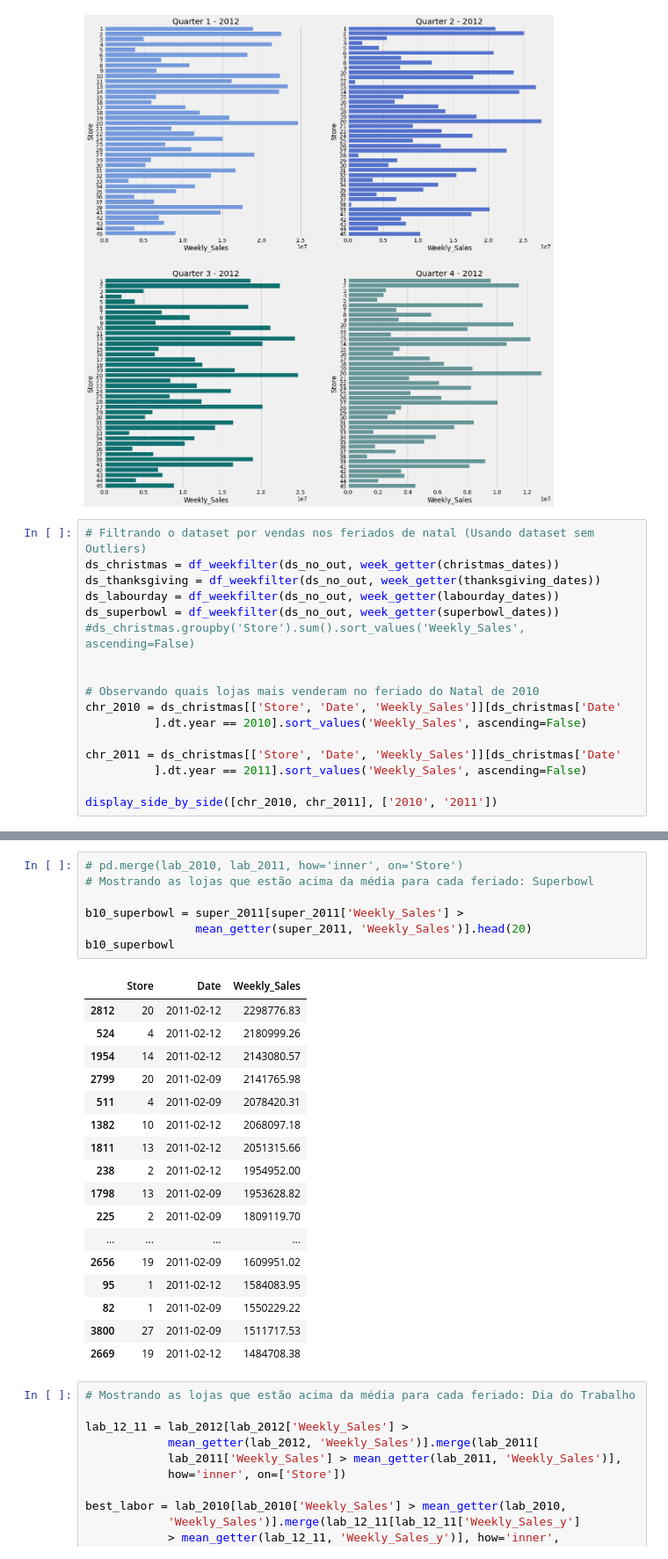
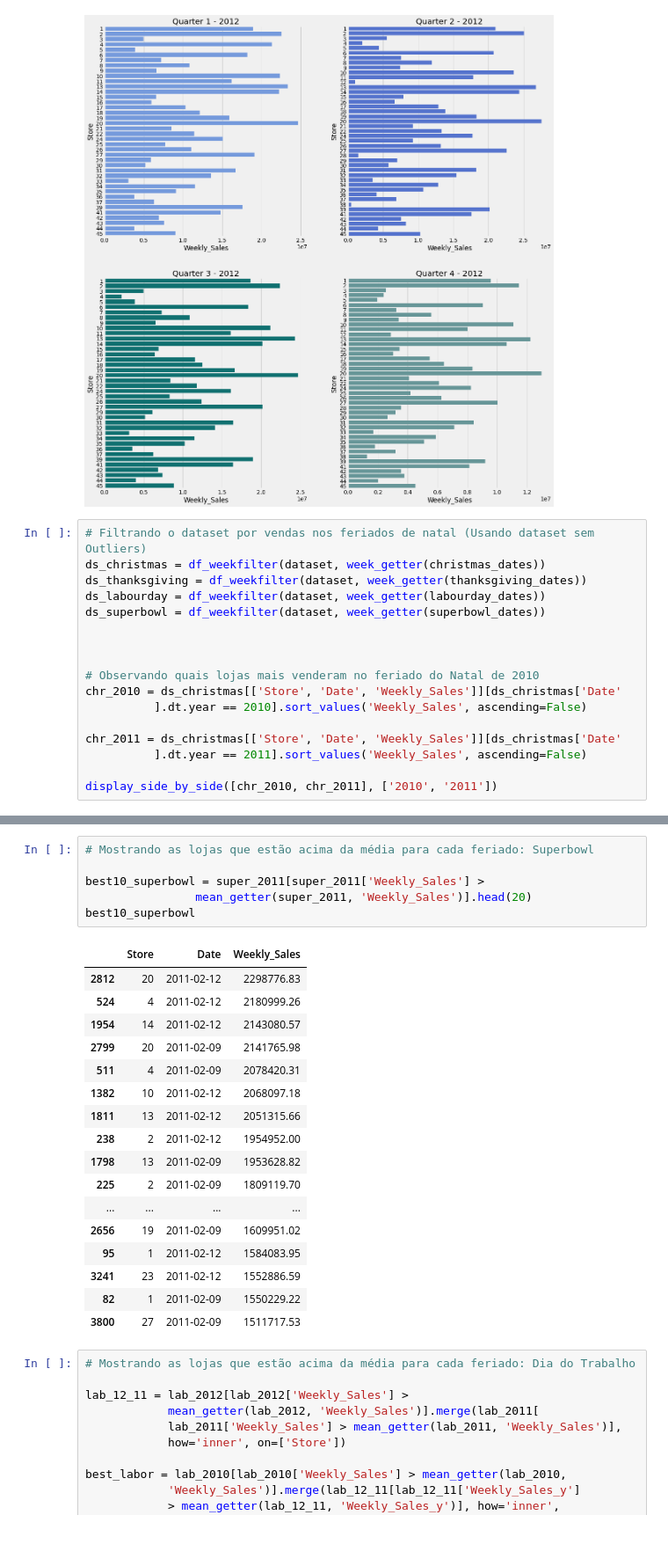
Before and after one commit to abakashi/dnc_deliverable2_walmart, a Jupyter notebook: Deliverable__2_mc_g1.ipynb, the cells around one changed output, grey strips where cells are left out. Shown: that part at 88% size. Drawn from its saved outputs; the diff is of its cells as text.

```diff
--- a/Deliverable__2_mc_g1.ipynb
+++ b/Deliverable__2_mc_g1.ipynb
@@ -260,11 +260,11 @@ q_sale_wksl_plotter(ds_no_out, 2012)
 [figure]
 # %%
 # Filtrando o dataset por vendas nos feriados de natal (Usando dataset sem Outliers)
-ds_christmas = df_weekfilter(ds_no_out, week_getter(christmas_dates))
-ds_thanksgiving = df_weekfilter(ds_no_out, week_getter(thanksgiving_dates))
-ds_labourday = df_weekfilter(ds_no_out, week_getter(labourday_dates))
-ds_superbowl = df_weekfilter(ds_no_out, week_getter(superbowl_dates))
-#ds_christmas.groupby('Store').sum().sort_values('Weekly_Sales', ascending=False)
+ds_christmas = df_weekfilter(dataset, week_getter(christmas_dates))
+ds_thanksgiving = df_weekfilter(dataset, week_getter(thanksgiving_dates))
+ds_labourday = df_weekfilter(dataset, week_getter(labourday_dates))
+ds_superbowl = df_weekfilter(dataset, week_getter(superbowl_dates))
+
 
 
 # Observando quais lojas mais venderam no feriado do Natal de 2010
@@ -458,28 +458,27 @@ display_side_by_side([super_2011.head(36)],
 # %%
-# pd.merge(lab_2010, lab_2011, how='inner', on='Store')
 # Mostrando as lojas que estão acima da média para cada feriado: Superbowl
 
-b10_superbowl = super_2011[super_2011['Weekly_Sales'] >
+best10_superbowl = super_2011[super_2011['Weekly_Sales'] >
                 mean_getter(super_2011, 'Weekly_Sales')].head(20)
-b10_superbowl
+best10_superbowl
 # %% [output]
 |  | Store | Date | Weekly_Sales |
 | 2812 | 20 | 2011-02-12 | 2298776.83 |
 | 524 | 4 | 2011-02-12 | 2180999.26 |
 | 1954 | 14 | 2011-02-12 | 2143080.57 |
 | 2799 | 20 | 2011-02-09 | 2141765.98 |
 | 511 | 4 | 2011-02-09 | 2078420.31 |
 | 1382 | 10 | 2011-02-12 | 2068097.18 |
 | 1811 | 13 | 2011-02-12 | 2051315.66 |
 | 238 | 2 | 2011-02-12 | 1954952.00 |
 | 1798 | 13 | 2011-02-09 | 1953628.82 |
 | 225 | 2 | 2011-02-09 | 1809119.70 |
 | ... | ... | ... | ... |
 | 2656 | 19 | 2011-02-09 | 1609951.02 |
 | 95 | 1 | 2011-02-12 | 1584083.95 |
+| 3241 | 23 | 2011-02-12 | 1552886.59 |
 | 82 | 1 | 2011-02-09 | 1550229.22 |
 | 3800 | 27 | 2011-02-09 | 1511717.53 |
-| 2669 | 19 | 2011-02-12 | 1484708.38 |
 # %%
 # Mostrando as lojas que estão acima da média para cada feriado: Dia do Trabalho
 
```
Also changed, not shown: parts of 13 cells of this notebook.
